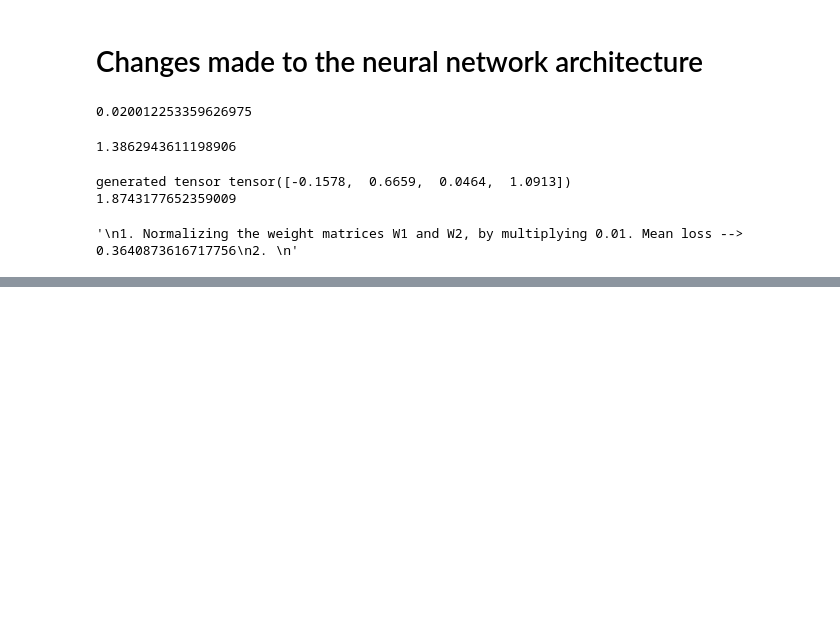
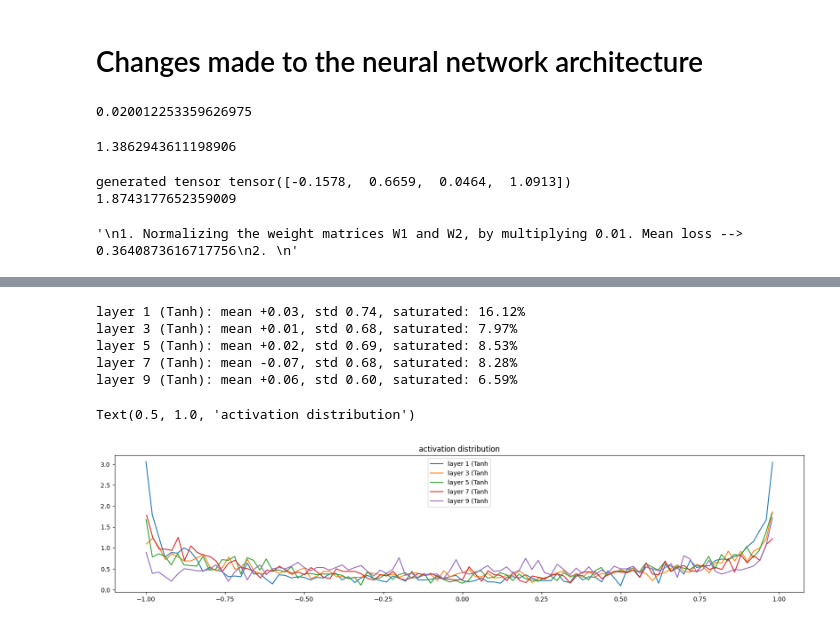
Before and after one commit to kishan-chakraborty/LanguageModel, a Jupyter notebook: MakeMore3RNN.ipynb, the cells around one changed output, grey strips where cells are left out. Drawn from its saved outputs; the diff is of its cells as text; code cells hidden in the pictures; blank space fills up the shorter version.

```diff
--- a/MakeMore3RNN.ipynb
+++ b/MakeMore3RNN.ipynb
@@ -298,0 +414,32 @@ print(np.mean(lossi))
+# %%
+max_steps = 2000
+# %%
+for i in range(max_steps):
+
+  # minibatch construct
+  ix = torch.randint(0, Xtr.shape[0], (batch_size,), generator=g)
+  Xb, Yb = Xtr[ix], Ytr[ix] # batch X,Y
+
+  # forward pass
+  emb = C[Xb] # embed the characters into vectors
+  x = emb.view(emb.shape[0], -1) # concatenate the vectors
+  for layer in layers:
+    x = layer(x)
+  loss = F.cross_entropy(x, Yb) # loss function
+
+  # backward pass
+  for layer in layers:
+    layer.out.retain_grad() # AFTER_DEBUG: would take out retain_graph
+  for p in parameters:
+    p.grad = None
+  loss.backward()
+
+  # update
+  lr = 0.1 if i < 150000 else 0.01 # step learning rate decay
+  for p in parameters:
+    p.data += -lr * p.grad
+
+  # track stats
+  if i % 200 == 0: # print every once in a while
+    print(f'{i:7d}/{max_steps:7d}: {loss.item():.4f}')
+  lossi.append(loss.log10().item())
@@ -298,0 +457,21 @@ print(np.mean(lossi))
+# %%
+# visualize histograms
+plt.figure(figsize=(20, 4)) # width and height of the plot
+legends = []
+for i, layer in enumerate(layers[:-1]): # note: exclude the output layer
+  if isinstance(layer, Tanh):   # isinstance is a internal typechecking in python.
+    t = layer.out
+    print('layer %d (%2s): mean %+.2f, std %.2f, saturated: %.2f%%' % (i, layer.__class__.__name__, t.mean(), t.std(), (t.abs() > 0.97).float().mean()*100))
+    hy, hx = torch.histogram(t, density=True)
+    plt.plot(hx[:-1].detach(), hy.detach())
+    legends.append(f'layer {i} ({layer.__class__.__name__}')
+plt.legend(legends);
+plt.title('activation distribution')
+# %% [output]
+layer 1 (Tanh): mean +0.03, std 0.74, saturated: 16.12%
+layer 3 (Tanh): mean +0.01, std 0.68, saturated: 7.97%
+layer 5 (Tanh): mean +0.02, std 0.69, saturated: 8.53%
+layer 7 (Tanh): mean -0.07, std 0.68, saturated: 8.28%
+layer 9 (Tanh): mean +0.06, std 0.60, saturated: 6.59%
+Text(0.5, 1.0, 'activation distribution')
+[figure, added]
```
Also changed, not shown: parts of 16 cells of this notebook, 1 other file.
